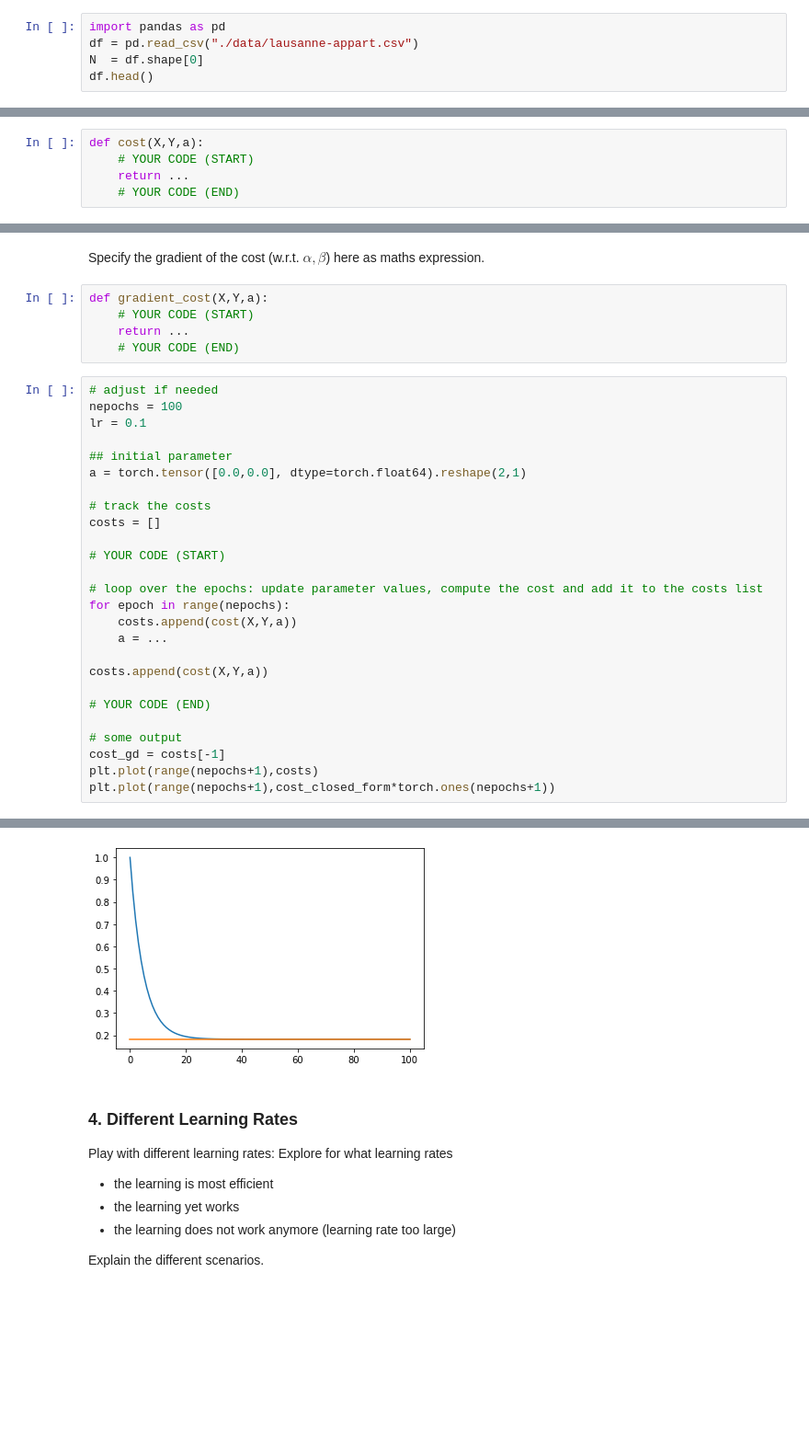
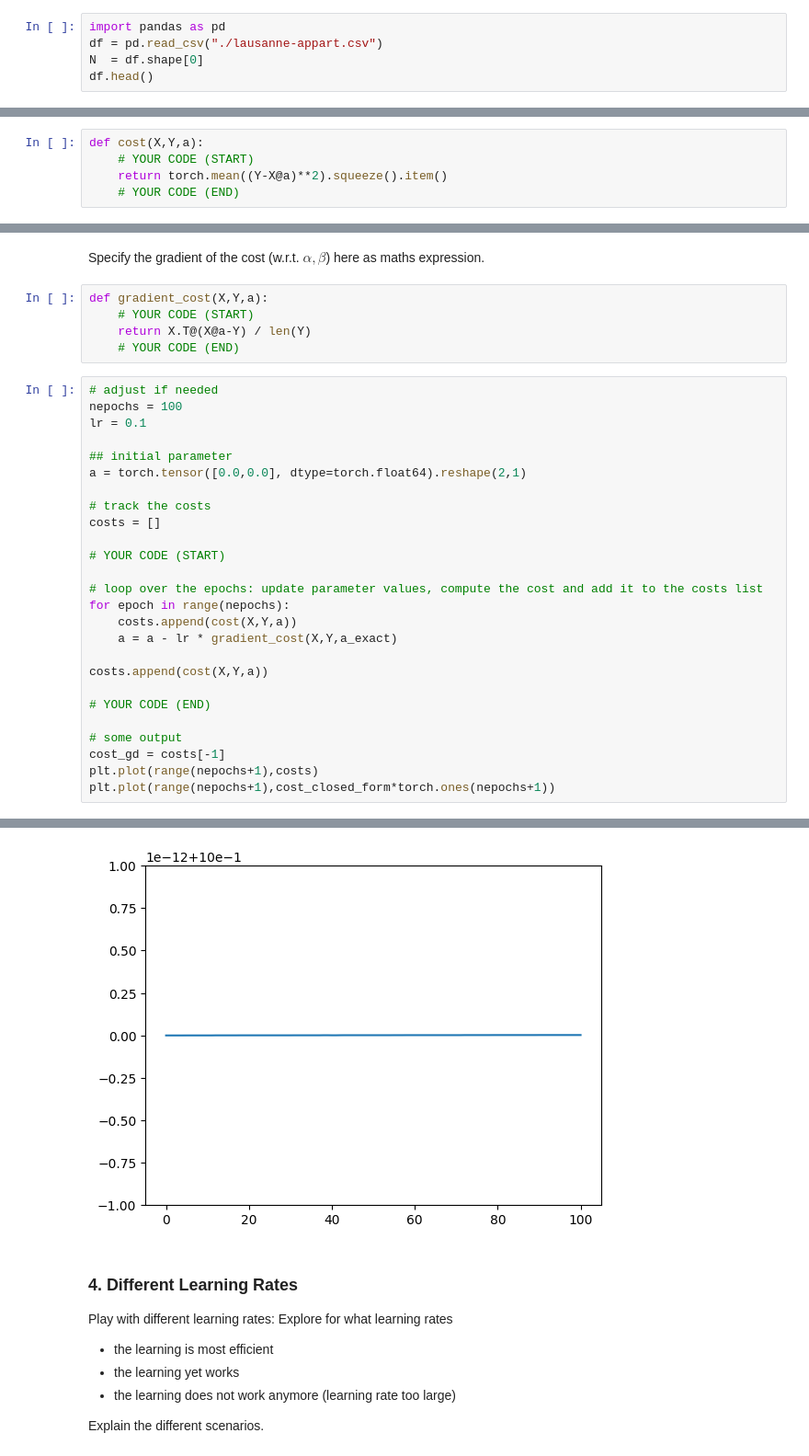
Before and after one commit to Dr-Shab/MSE-DeepLearn, a Jupyter notebook: DL-PW-02-G26_Drilon_Chia-Hua/pw02_lin_regression_GD_stud.ipynb, the cells around one changed output, grey strips where cells are left out. Shown at 92% size. Drawn from its saved outputs; the diff is of its cells as text; blank space fills up the shorter version.

```diff
--- a/DL-PW-02-G26_Drilon_Chia-Hua/pw02_lin_regression_GD_stud.ipynb
+++ b/DL-PW-02-G26_Drilon_Chia-Hua/pw02_lin_regression_GD_stud.ipynb
@@ -16,7 +16,7 @@ Using the rent prices from appartments in Lausanne from PW 02, restricting to th
 ### 1. Load Data and Normalize
 # %%
 import pandas as pd
-df = pd.read_csv("./data/lausanne-appart.csv")
+df = pd.read_csv("./lausanne-appart.csv")
 N  = df.shape[0]
 df.head()
 # %% [output]
@@ -96,7 +96,7 @@ Note that with the pytorch function `torch.lstsq` you can obtain the same.
 # %%
 def cost(X,Y,a):
     # YOUR CODE (START)
-    return ...
+    return torch.mean((Y-X@a)**2).squeeze().item()
     # YOUR CODE (END)
 # %%
 min_cost = cost(X,Y,a_exact)
@@ -110,7 +110,7 @@ Specify the gradient of the cost (w.r.t. $\alpha, \beta$) here as maths expressi
 # %%
 def gradient_cost(X,Y,a):
     # YOUR CODE (START)
-    return ...
+    return X.T@(X@a-Y) / len(Y)
     # YOUR CODE (END)
 # %%
 # adjust if needed
@@ -128,7 +128,7 @@ costs = []
 # loop over the epochs: update parameter values, compute the cost and add it to the costs list
 for epoch in range(nepochs):
     costs.append(cost(X,Y,a))
-    a = ...
+    a = a - lr * gradient_cost(X,Y,a_exact)
 
 costs.append(cost(X,Y,a))
 
@@ -143,4 +143,4 @@ plt.plot(range(nepochs+1),cost_closed_form*torch.ones(nepochs+1))
-[figure, old version]
+[figure, new version]
 # %% [markdown]
 ### 4. Different Learning Rates
 
```
Also changed, not shown: parts of 2 cells of this notebook.
